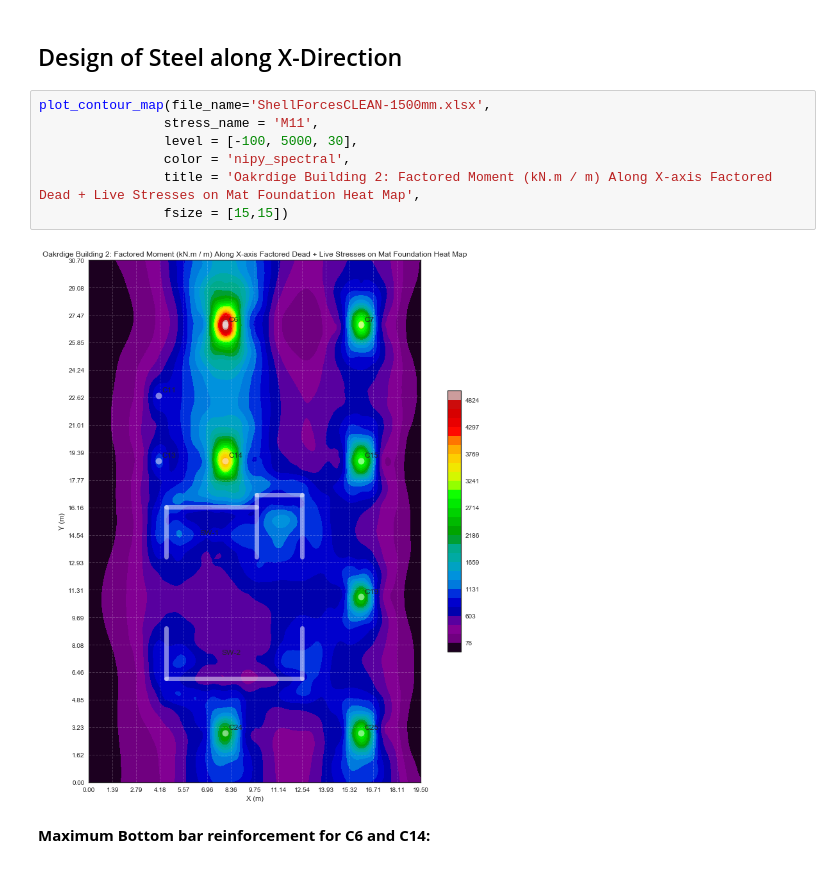
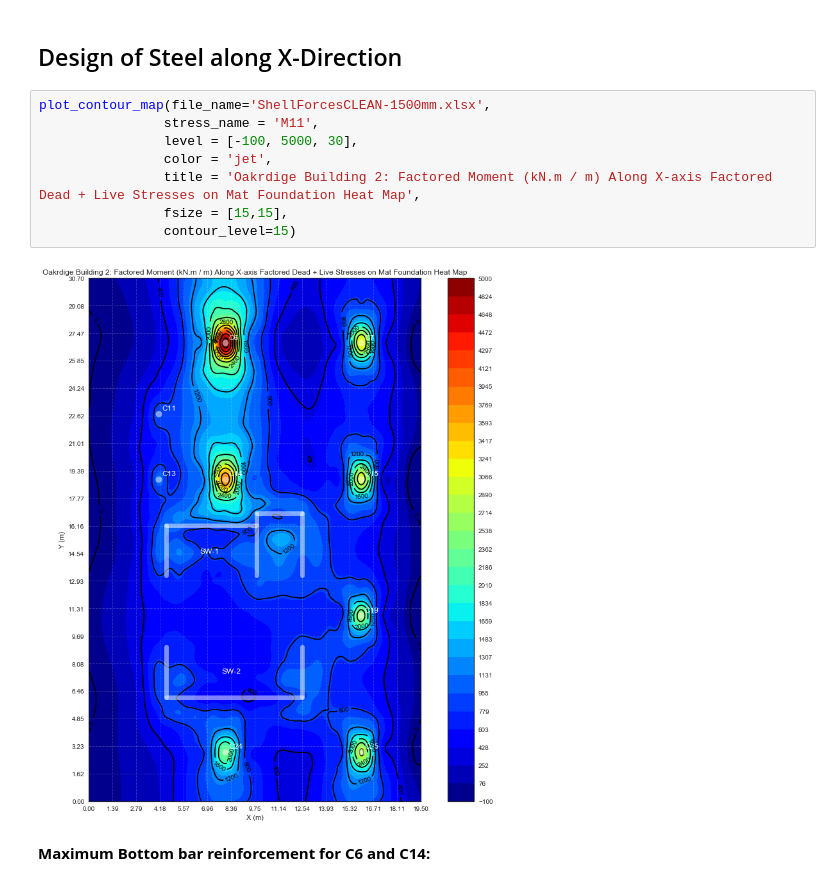
Before and after one commit to mjamezquidilla/MatFoundationAnalysis, a Jupyter notebook: Mat_Foundation_Analysis.ipynb, the cells around one changed output. Cells and saved outputs as stored; diff of their text form.

```diff
--- a/Mat_Foundation_Analysis.ipynb
+++ b/Mat_Foundation_Analysis.ipynb
@@ -80,12 +81,13 @@ shell_forces.describe()
 # %%
 plot_contour_map(file_name='ShellForcesCLEAN-1500mm.xlsx',
                 stress_name = 'M11',
                 level = [-100, 5000, 30],
-                color = 'nipy_spectral',
+                color = 'jet',
                 title = 'Oakrdige Building 2: Factored Moment (kN.m / m) Along X-axis Factored Dead + Live Stresses on Mat Foundation Heat Map',
-                fsize = [15,15])
+                fsize = [15,15],
+                contour_level=15)
 # %% [output]
-[figure, old version]
+[figure, new version]
 # %% [markdown]
 __Maximum Bottom bar reinforcement for C6 and C14:__
 # %%
```
Also changed, not shown: parts of 4 cells of this notebook.
